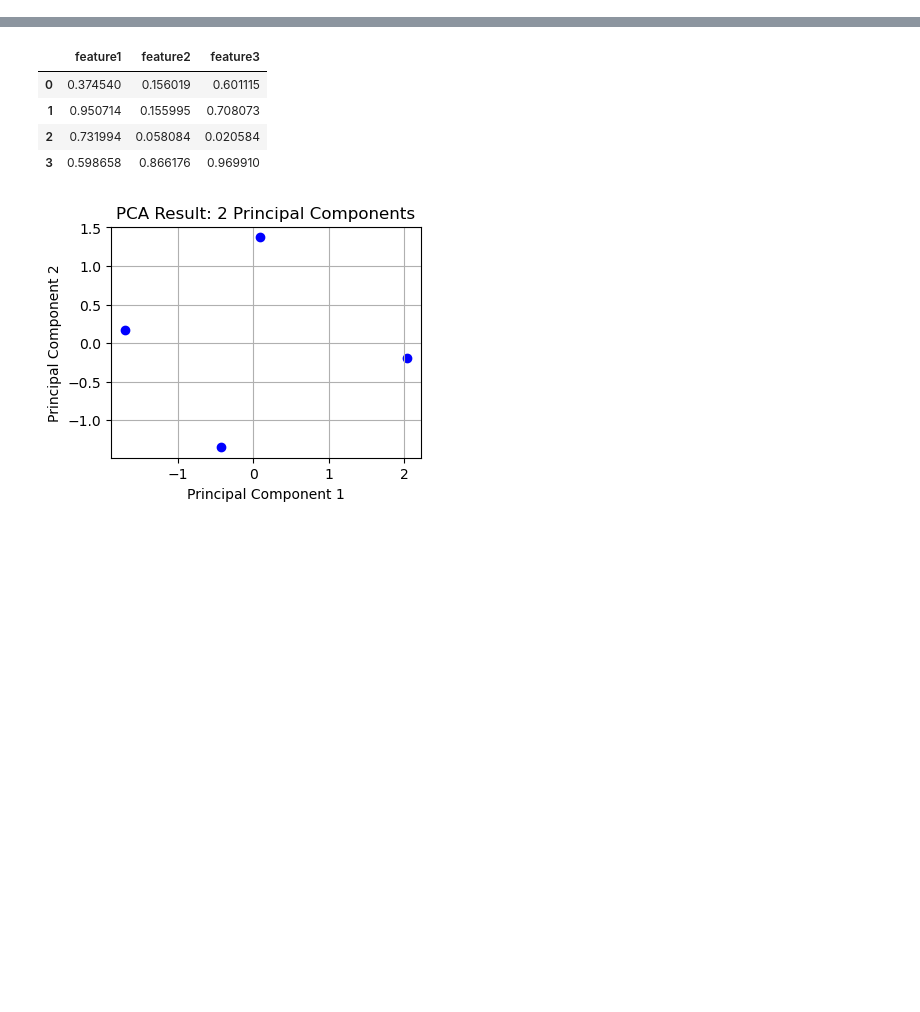
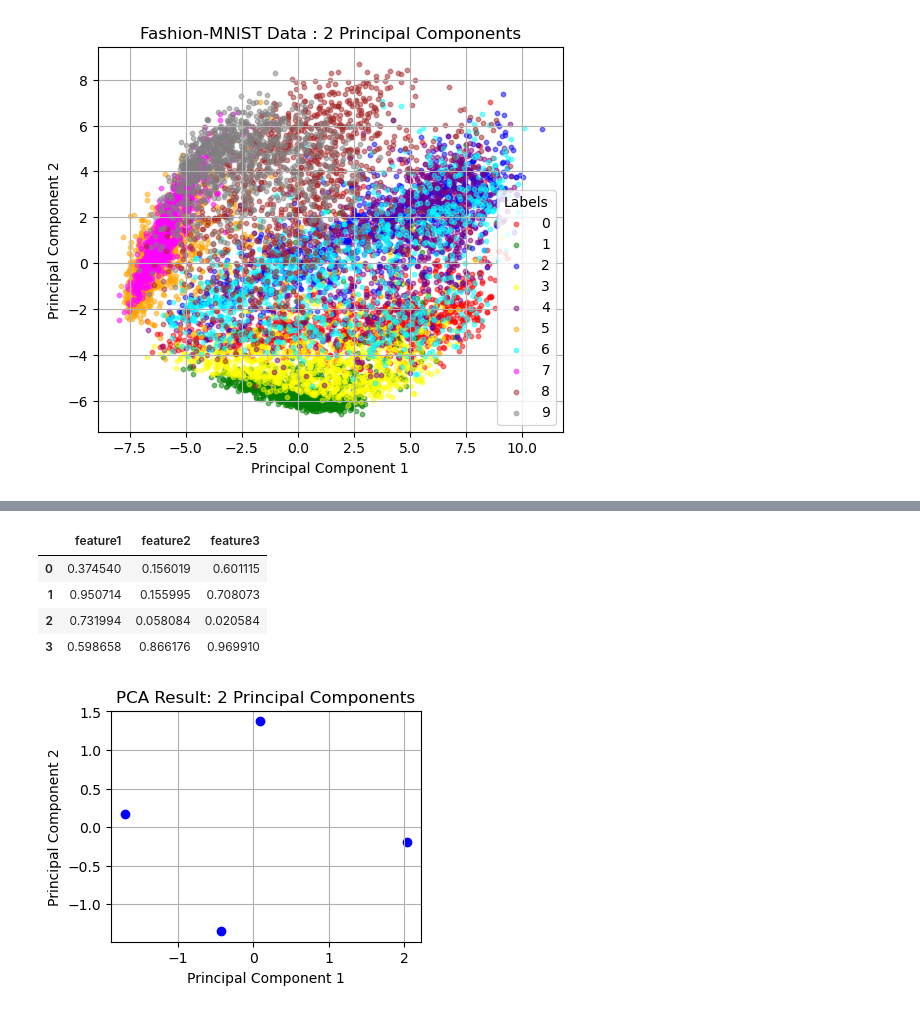
Before and after one commit to anjali-ojha/data-mining, a Jupyter notebook: bonus/pca.ipynb, the cells around one changed output, grey strips where cells are left out. Cells and saved outputs as stored; diff of their text form; code cells hidden in the pictures; blank space fills up the shorter version.

```diff
--- a/bonus/pca.ipynb
+++ b/bonus/pca.ipynb
@@ -0,0 +13,8 @@
+# %%
+import pandas as pd
+
+df = pd.read_csv('fashion_mnist1.csv')
+X = df.iloc[:, 1:].values
+y = df.iloc[:, 0].values
+print(f"{X.shape = }, {y.shape = }")
+y
@@ -0,0 +24,79 @@
+# %%
+import numpy as np
+import matplotlib.pyplot as plt
+
+class PCA:
+
+    def __init__(self, n_components):
+        self.n_components = n_components
+
+    def mean_centric(self, X):
+        X = X/255.0
+        self.mean = np.mean(X.T, axis=1)
+        # std = np.std(X.T, axis=1)
+        # return (X - mean) /std
+        return X - self.mean
+
+    def covariance(self, X):
+        return np.cov(X.T)
+
+    def eigen_values_and_eigenvectors(self, X):
+        eigen_values, eigen_vectors = np.linalg.eig(X)
+        print("eigen_values = \n", eigen_values)
+        print("eigen_vectors = \n", eigen_vectors)
+        return eigen_values, eigen_vectors
+
+    def sort_eigen_values(self, eigen_values, eigen_vectors):
+        sorted_indices = np.argsort(eigen_values)[::-1]
+        print(f"{sorted_indices = }")
+        sorted_eigen_values = eigen_values[sorted_indices]
+        sorted_eigen_vectors = eigen_vectors[:, sorted_indices]
+        return sorted_eigen_values, sorted_eigen_vectors
+
+    def fit(self, X):
+        X_mean_centric = self.mean_centric(X)
+        print("after scaling X = \n", X_mean_centric)
+        cov = self.covariance(X_mean_centric)
+        print("covariance matrix = \n", cov)
+        eigen_values, eigen_vectors = self.eigen_values_and_eigenvectors(cov)
+        eigen_values, eigen_vectors = self.sort_eigen_values(eigen_values, eigen_vectors)
+        selected_eigen_vectors = eigen_vectors[:, :self.n_components]
+        self.components_ = selected_eigen_vectors
+        project_data = self.transform(X)
+        return project_data
+
+    def fit_svd(self, X):
+        X_mean_centric = self.mean_centric(X)
+        U, S, Vt = np.linalg.svd(X_mean_centric, full_matrices=False)
+        self.components_ = Vt.T[:, :self.n_components]
+        pca_svd = X_mean_centric @ self.components_
+        return pca_svd
+
+    def transform(self, X):
+        return np.dot(X, self.components_)
+
+    def inverse_transform(self, X):
+        # print(X.shape, self.components_.shape, self.mean.shape)
+        return np.dot(X, self.components_.T) + self.mean
+
+    def plot(self, X):
+        colors = ['red', 'green', 'blue', 'yellow', 'purple', 'orange', 'cyan', 'magenta', 'brown', 'gray']
+
+        plt.figure(figsize=(6,5))
+        for i in range(10):
+            idx = y == i
+            plt.scatter(X[idx, 0], X[idx, 1], c=colors[i], label=str(i), s=10, alpha=0.5)
+
+        plt.xlabel('Principal Component 1')
+        plt.ylabel('Principal Component 2')
+        plt.legend(title='Labels')
+        plt.title('Fashion-MNIST Data : 2 Principal Components')
+        plt.grid(True)
+        plt.show()
+
+
+my_pca = PCA(n_components=2)
+my_pca_res = my_pca.fit_svd(df.values)
+my_pca.plot(my_pca_res)
+# %% [output]
+[figure, added]
```
Also changed, not shown: parts of 11 cells of this notebook, 8 other files.
